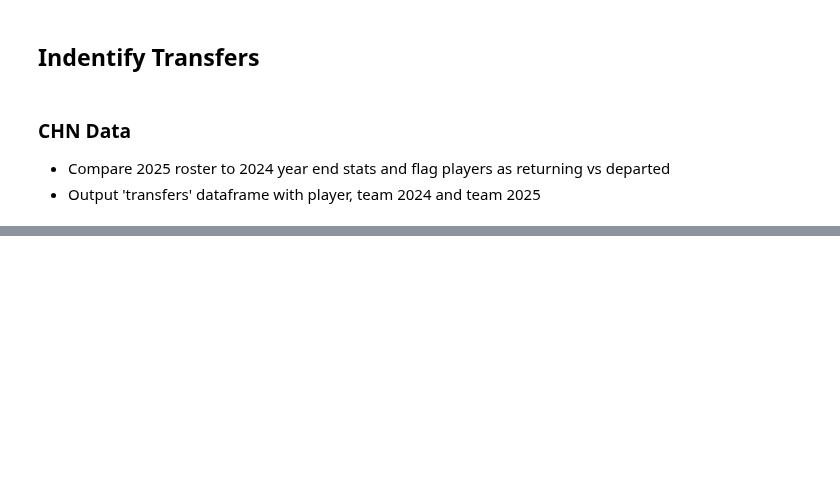
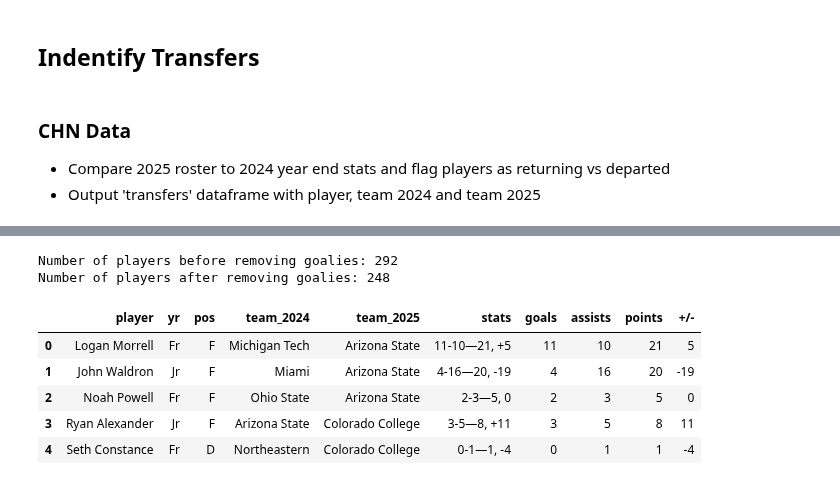
Before and after one commit to JSmith1826/college_hockey_2526, a Jupyter notebook: workbook/preseason_offensive_production_workbook.ipynb, the cells around one changed output, grey strips where cells are left out. Drawn from its saved outputs; the diff is of its cells as text; code cells hidden in the pictures; blank space fills up the shorter version.

```diff
--- a/workbook/preseason_offensive_production_workbook.ipynb
+++ b/workbook/preseason_offensive_production_workbook.ipynb
@@ -176,0 +187,38 @@ transfer_counts.head(10)
+# %%
+### Trandsformation of CHN Transfer Table
+print(f"Number of players before removing goalies: {len(transfer_table)}")
+# Filter our Goalies as they are not relevant to offensive production
+transfer_table = transfer_table[transfer_table['Pos.'] != 'G']
+transfer_table = transfer_table.reset_index(drop=True)
+
+# Check to see how many goalies were removed
+print(f"Number of players after removing goalies: {len(transfer_table)}")
+# %% [output]
+Number of players before removing goalies: 292
+Number of players after removing goalies: 248
+# %%
+#### Explode the States column into multiple columns (Goals, Assists, Points, Plus/Minus)
+transfer_table[['Goals', 'Assists', 'Points', '+/-']] = transfer_table['Stats'].str.extract(r'(\d+)[-–—](\d+)[-–—](\d+),\s*([+-]?\d+)').astype(int).fillna(0)
+
+# Transform Column Names
+# Drop any . in column names
+transfer_table.columns = transfer_table.columns.str.replace('.', '', regex=False).str.strip()
+# Camel Case column names
+transfer_table.columns = transfer_table.columns.str.replace(' ', '_', regex=False).str.title()
+# Rename Columns to matach the transfer table naming convention
+transfer_table = transfer_table.rename(columns={
+    'New_Team': 'team_2025',
+    'Old_Team': 'team_2024',
+})
+
+# Lower Case columns
+transfer_table.columns = transfer_table.columns.str.lower()
+
+transfer_table.head()
+# %% [output]
+|  | player | yr | pos | team_2024 | team_2025 | stats | goals | assists | points | +/- |
+| 0 | Logan Morrell | Fr | F | Michigan Tech | Arizona State | 11-10—21, +5 | 11 | 10 | 21 | 5 |
+| 1 | John Waldron | Jr | F | Miami | Arizona State | 4-16—20, -19 | 4 | 16 | 20 | -19 |
+| 2 | Noah Powell | Fr | F | Ohio State | Arizona State | 2-3—5, 0 | 2 | 3 | 5 | 0 |
+| 3 | Ryan Alexander | Jr | F | Arizona State | Colorado College | 3-5—8, +11 | 3 | 5 | 8 | 11 |
+| 4 | Seth Constance | Fr | D | Northeastern | Colorado College | 0-1—1, -4 | 0 | 1 | 1 | -4 |
```
Also changed, not shown: parts of 19 cells of this notebook, 2 other files.
